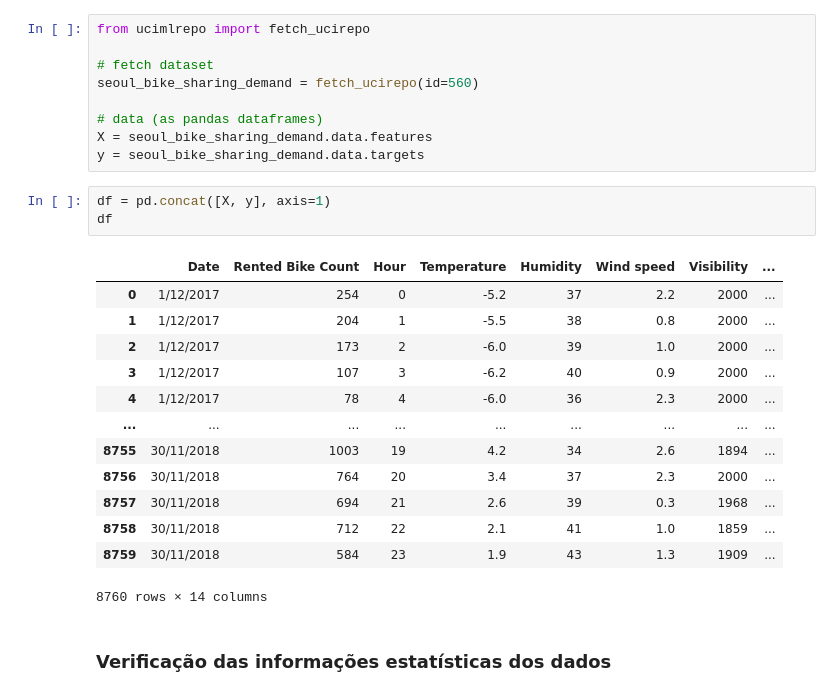
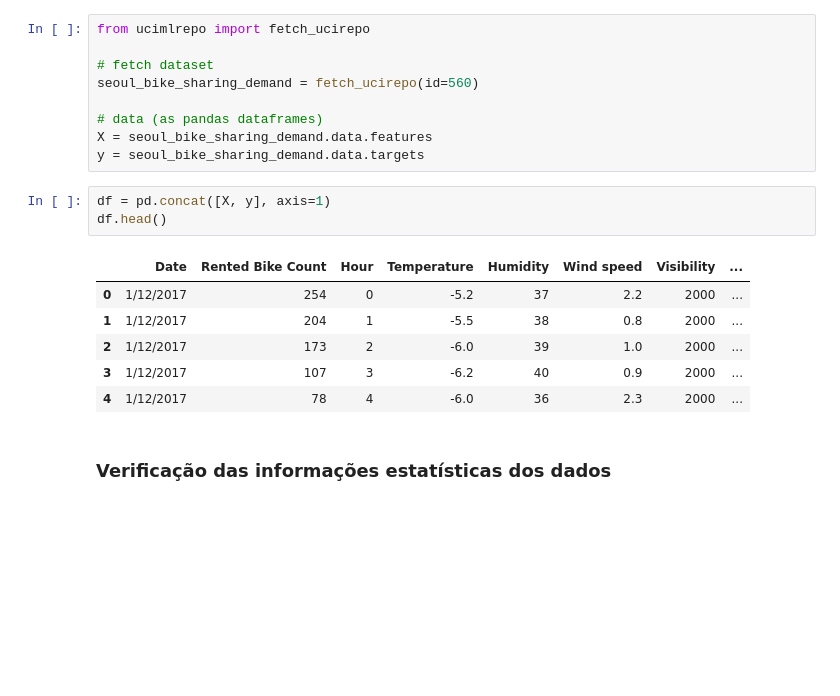
Before and after one commit to JpLimags/Regression_power_consumption__tetouan_city, a Jupyter notebook: seoul bike sharing.ipynb, the cells around one changed output. Cells and saved outputs as stored; diff of their text form; blank space fills up the shorter version.

```diff
--- a/seoul bike sharing.ipynb
+++ b/seoul bike sharing.ipynb
@@ -29,21 +29,14 @@ X = seoul_bike_sharing_demand.data.features
 y = seoul_bike_sharing_demand.data.targets
 # %%
 df = pd.concat([X, y], axis=1)
-df
+df.head()
 # %% [output]
 |  | Date | Rented Bike Count | Hour | Temperature | Humidity | Wind speed | Visibility | ... |
 | 0 | 1/12/2017 | 254 | 0 | -5.2 | 37 | 2.2 | 2000 | ... |
 | 1 | 1/12/2017 | 204 | 1 | -5.5 | 38 | 0.8 | 2000 | ... |
 | 2 | 1/12/2017 | 173 | 2 | -6.0 | 39 | 1.0 | 2000 | ... |
 | 3 | 1/12/2017 | 107 | 3 | -6.2 | 40 | 0.9 | 2000 | ... |
 | 4 | 1/12/2017 | 78 | 4 | -6.0 | 36 | 2.3 | 2000 | ... |
-| ... | ... | ... | ... | ... | ... | ... | ... | ... |
-| 8755 | 30/11/2018 | 1003 | 19 | 4.2 | 34 | 2.6 | 1894 | ... |
-| 8756 | 30/11/2018 | 764 | 20 | 3.4 | 37 | 2.3 | 2000 | ... |
-| 8757 | 30/11/2018 | 694 | 21 | 2.6 | 39 | 0.3 | 1968 | ... |
-| 8758 | 30/11/2018 | 712 | 22 | 2.1 | 41 | 1.0 | 1859 | ... |
-| 8759 | 30/11/2018 | 584 | 23 | 1.9 | 43 | 1.3 | 1909 | ... |
-8760 rows × 14 columns
 # %% [markdown]
 ### Verificação das informações estatísticas dos dados
 # %%
```
Also changed, not shown: parts of 8 cells of this notebook.
